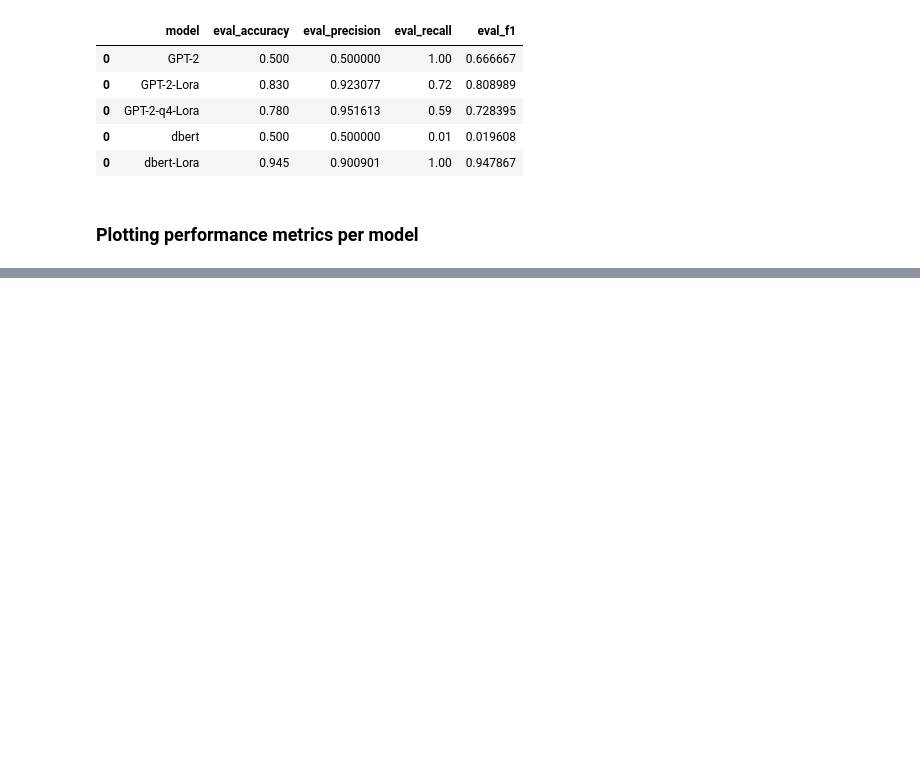
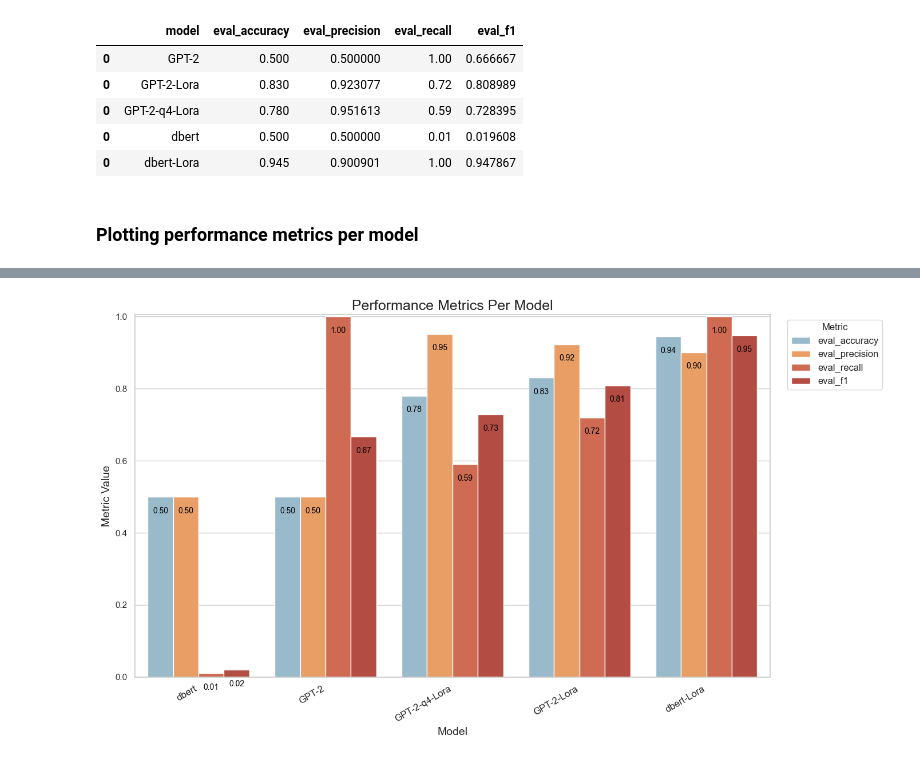
Before and after one commit to vtsou359/Lightweight_FineTuning_FoundationModel, a Jupyter notebook: comparing_models.ipynb, the cells around one changed output, grey strips where cells are left out. Saved outputs shown, nothing was run; the diff lists cells and outputs as text; code cells hidden in the pictures; blank space fills up the shorter version.

Commit message:
updating plots

```diff
--- a/comparing_models.ipynb
+++ b/comparing_models.ipynb
@@ -477,0 +433,53 @@ plt.show()
+# %%
+# Add a new column for the average of eval_accuracy and eval_f1
+all_results['avg_acc_f1'] = (all_results['eval_accuracy'] + all_results['eval_f1']) / 2
+
+# Sort the DataFrame by the average column
+all_results = all_results.sort_values(by = 'avg_acc_f1', ascending = True)
+
+# Drop the average column if it's not needed for plotting
+all_results = all_results.drop(columns = ['avg_acc_f1'])
+
+# Melting the DataFrame for easier plotting with Seaborn
+melted_results = all_results.melt(id_vars = 'model',
+                                  value_vars = ['eval_accuracy', 'eval_precision', 'eval_recall', 'eval_f1'],
+                                  var_name = 'metric',
+                                  value_name = 'value'
+                                  )
+
+# Set Seaborn style and define a custom palette
+sns.set_theme(style = "whitegrid")
+palette = sns.color_palette(["#8FBDD3", "#FF9B50", "#E25E3E", "#C63D2F"])
+
+# Create the plot
+plt.figure(figsize = (14, 8))
+barplot = sns.barplot(data = melted_results,
+                      x = 'model',
+                      y = 'value',
+                      hue = 'metric',
+                      palette = palette
+                      )
+
+# Add metric values inside the bars
+for bar, value in zip(barplot.patches, melted_results['value']):
+	text_x = bar.get_x() + bar.get_width() / 2  # Center the text in the bar
+	text_y = bar.get_height()  # Position at the top of the bar
+	barplot.text(text_x, text_y - 0.05, f'{value:.2f}', ha = 'center', va = 'bottom', color = 'black', fontsize = 10)
+
+# Customizations
+plt.title('Performance Metrics Per Model', fontsize = 18)
+plt.xlabel('Model', fontsize = 14)
+plt.ylabel('Metric Value', fontsize = 14)
+plt.xticks(rotation = 30, ha = 'right', fontsize = 12)
+
+# Move the legend outside the plot
+plt.legend(title = 'Metric', fontsize = 12, bbox_to_anchor = (1.02, 1), loc = 'upper left')
+
+# Adjust the y-axis to make space for values
+plt.ylim(0, 1.005)  # Metrics range slightly above 1 for better visibility of text
+plt.tight_layout()
+
+# Show the plot
+plt.show()
+# %% [output]
+[figure, added]
```
Also changed, not shown: parts of 1 cell of this notebook.
